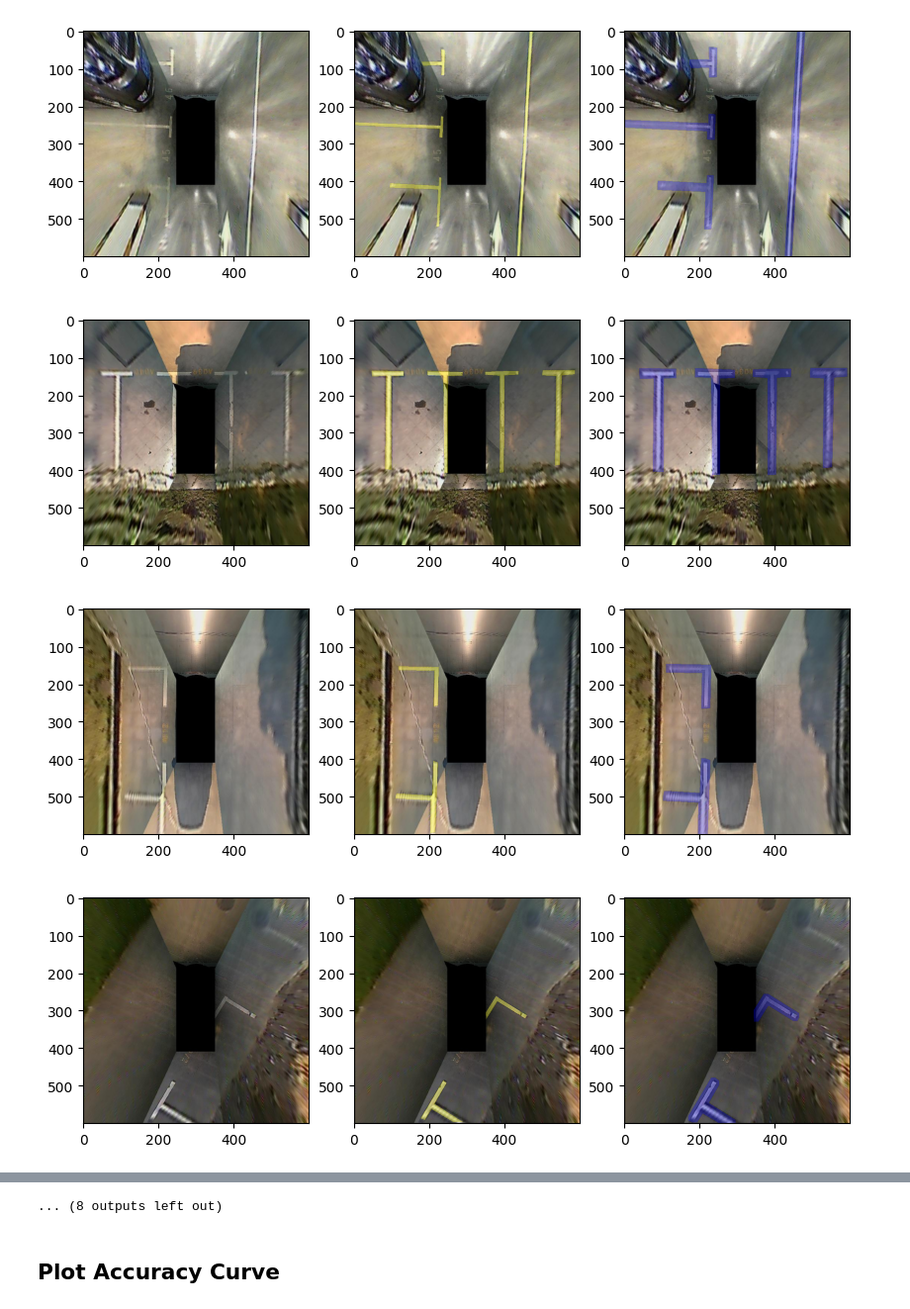
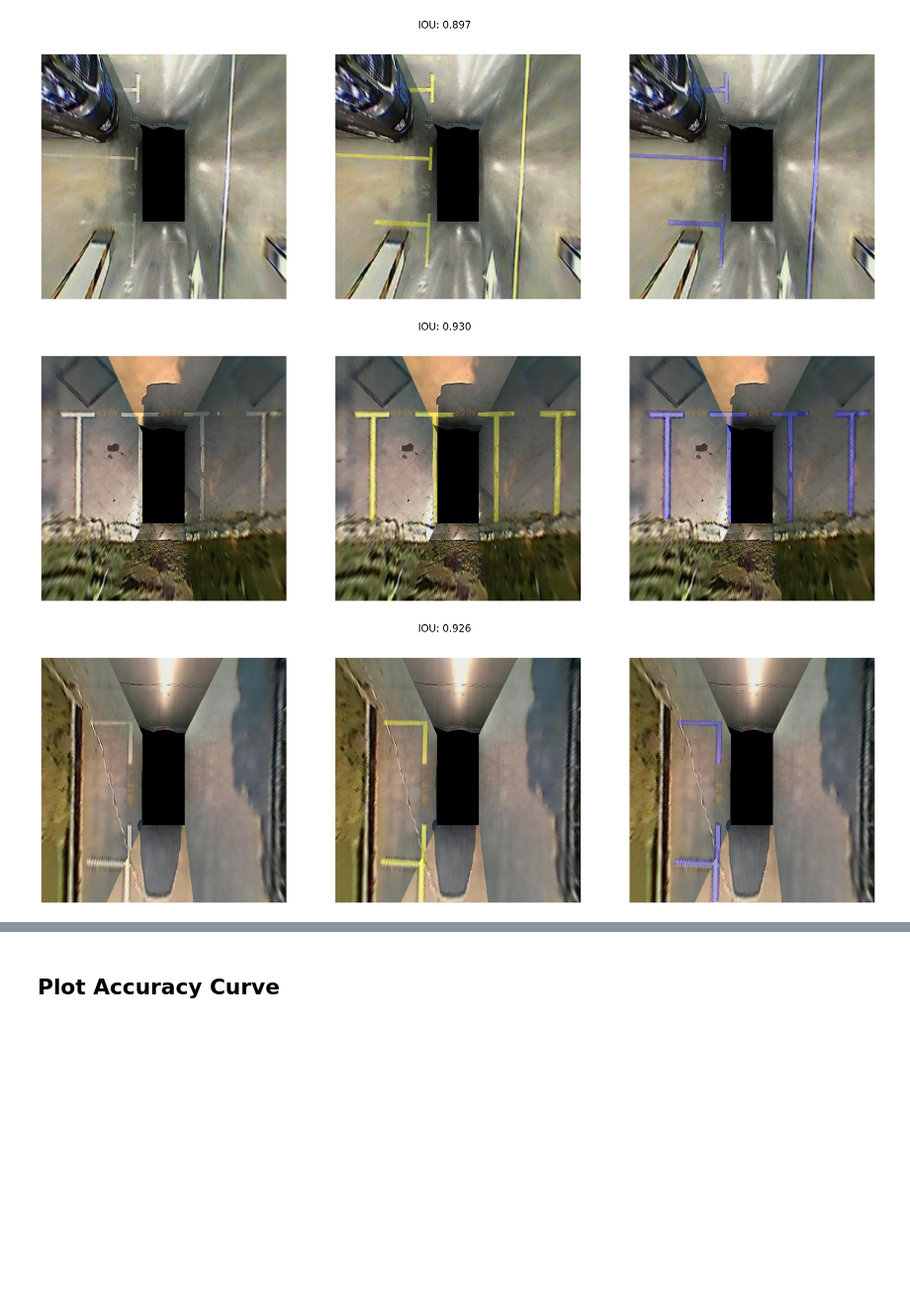
Before and after one commit to UntitledPro/SAM_on_PSV, a Jupyter notebook: notebooks/add_noise.ipynb, the cells around one changed output, grey strips where cells are left out. Shown at 99% size. Cells and saved outputs as stored; diff of their text form; code cells hidden in the pictures; blank space fills up the shorter version.

```diff
--- a/notebooks/add_noise.ipynb
+++ b/notebooks/add_noise.ipynb
@@ -76,25 +75,29 @@ iou: List[float] = []
 dsc: List[float] = []
 # %%
 i = 0
-i_max = 20
+i_max = 3
 train_dataset = PSVDataset(split='train', ds_size=1.)
 for idx in range(i_max):
     item: Dict[str, ndarray] = train_dataset[idx]
     image: ndarray = item['image']
     gt_mask: ndarray = item['label']
-    noise_mask: ndarray = dilate_mask(gt_mask, 5, 3)
+    noise_mask: ndarray = dilate_mask(gt_mask, 2, 1)
+    iou_i: List[float] = mask_iou(gt_mask[None, :], noise_mask[None, :])
+    fig, axes = plt.subplots(1, 3, figsize=(30, 9))
+    fig.suptitle(f"IOU: {iou_i[0]:.3f}", fontsize=20)
 
-    fig, axes = plt.subplots(1, 3, figsize=(10, 30))
     axes[0].imshow(image)
+    axes[0].axis('off')
 
     axes[1].imshow(image)
+    axes[1].axis('off')
     show_mask(gt_mask, axes[1], mask_color=color_list[0])
 
     axes[2].imshow(image)
+    axes[2].axis('off')
     show_mask(noise_mask, axes[2], mask_color=color_list[1])
     plt.show()
 # %% [output]
-[figure, old version]
+[figure, new version]
-[figure, old version]
+[figure, new version]
-[figure, old version]
+[figure, new version]
-[figure, removed]
@@ -109,4 +104,3 @@ for idx in range(i_max):
-... (8 outputs left out)
 # %% [markdown]
 ## Plot Accuracy Curve
 # %%
```
Also changed, not shown: parts of 2 cells of this notebook, 8 other files.
